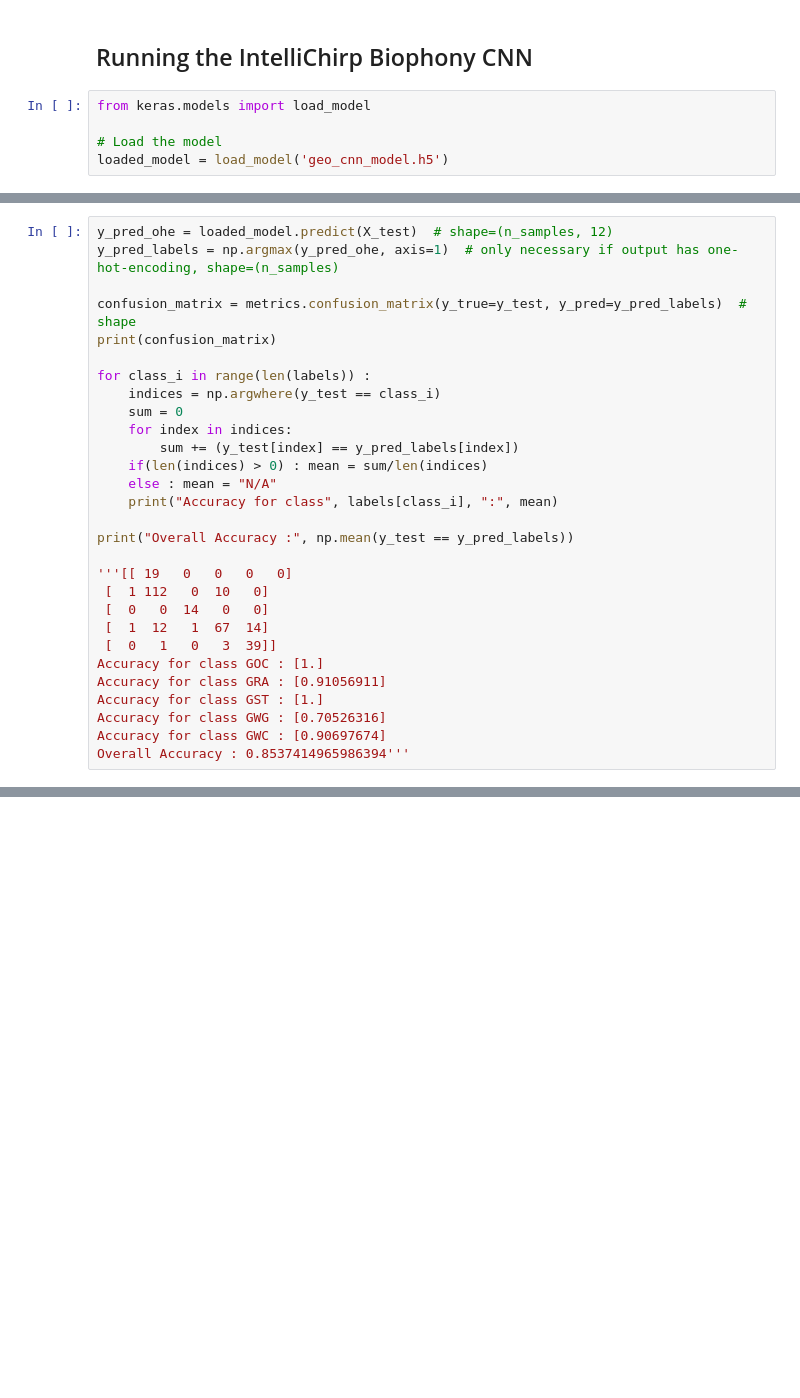
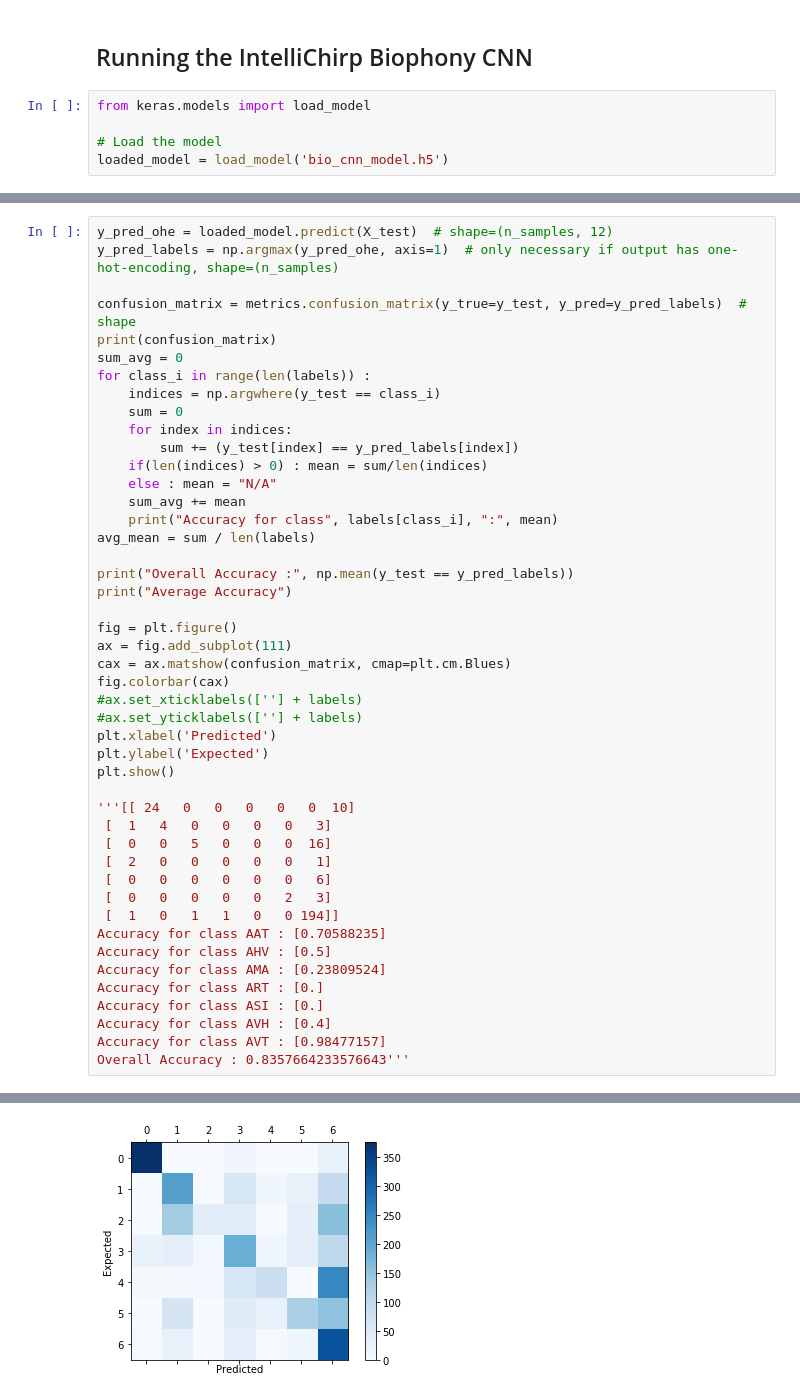
Before and after one commit to intelliChirp/Soundscape-Neural-Network, a Jupyter notebook: geo-cnn/geo-cnn.ipynb, the cells around one changed output, grey strips where cells are left out. Cells and saved outputs as stored; diff of their text form; blank space fills up the shorter version.

```diff
--- a/geo-cnn/geo-cnn.ipynb
+++ b/geo-cnn/geo-cnn.ipynb
@@ -207,7 +238,7 @@ Model has been saved.
 from keras.models import load_model
 
 # Load the model
-loaded_model = load_model('geo_cnn_model.h5')
+loaded_model = load_model('bio_cnn_model.h5')
 # %%
 # Summarize the model
 model.summary()
@@ -235,7 +267,7 @@ y_pred_labels = np.argmax(y_pred_ohe, axis=1)  # only necessary if output has on
 
 confusion_matrix = metrics.confusion_matrix(y_true=y_test, y_pred=y_pred_labels)  # shape
 print(confusion_matrix)
-
+sum_avg = 0
 for class_i in range(len(labels)) :
     indices = np.argwhere(y_test == class_i)
     sum = 0
@@ -243,19 +275,36 @@ for class_i in range(len(labels)) :
         sum += (y_test[index] == y_pred_labels[index])
     if(len(indices) > 0) : mean = sum/len(indices)
     else : mean = "N/A"
+    sum_avg += mean
     print("Accuracy for class", labels[class_i], ":", mean)
+avg_mean = sum / len(labels)
 
 print("Overall Accuracy :", np.mean(y_test == y_pred_labels))
+print("Average Accuracy")
 
-'''[[ 19   0   0   0   0]
- [  1 112   0  10   0]
- [  0   0  14   0   0]
- [  1  12   1  67  14]
- [  0   1   0   3  39]]
-Accuracy for class GOC : [1.]
-Accuracy for class GRA : [0.91056911]
-Accuracy for class GST : [1.]
-Accuracy for class GWG : [0.70526316]
-Accuracy for class GWC : [0.90697674]
-Overall Accuracy : 0.8537414965986394'''
+fig = plt.figure()
+ax = fig.add_subplot(111)
+cax = ax.matshow(confusion_matrix, cmap=plt.cm.Blues)
+fig.colorbar(cax)
+#ax.set_xticklabels([''] + labels)
+#ax.set_yticklabels([''] + labels)
+plt.xlabel('Predicted')
+plt.ylabel('Expected')
+plt.show()
+
+'''[[ 24   0   0   0   0   0  10]
+ [  1   4   0   0   0   0   3]
+ [  0   0   5   0   0   0  16]
+ [  2   0   0   0   0   0   1]
+ [  0   0   0   0   0   0   6]
+ [  0   0   0   0   0   2   3]
+ [  1   0   1   1   0   0 194]]
+Accuracy for class AAT : [0.70588235]
+Accuracy for class AHV : [0.5]
+Accuracy for class AMA : [0.23809524]
+Accuracy for class ART : [0.]
+Accuracy for class ASI : [0.]
+Accuracy for class AVH : [0.4]
+Accuracy for class AVT : [0.98477157]
+Overall Accuracy : 0.8357664233576643'''
 # %% [output]
@@ -272,0 +327 @@ Overall Accuracy : 0.8537414965986394
+[figure, added]
```
Also changed, not shown: parts of 19 cells of this notebook.
